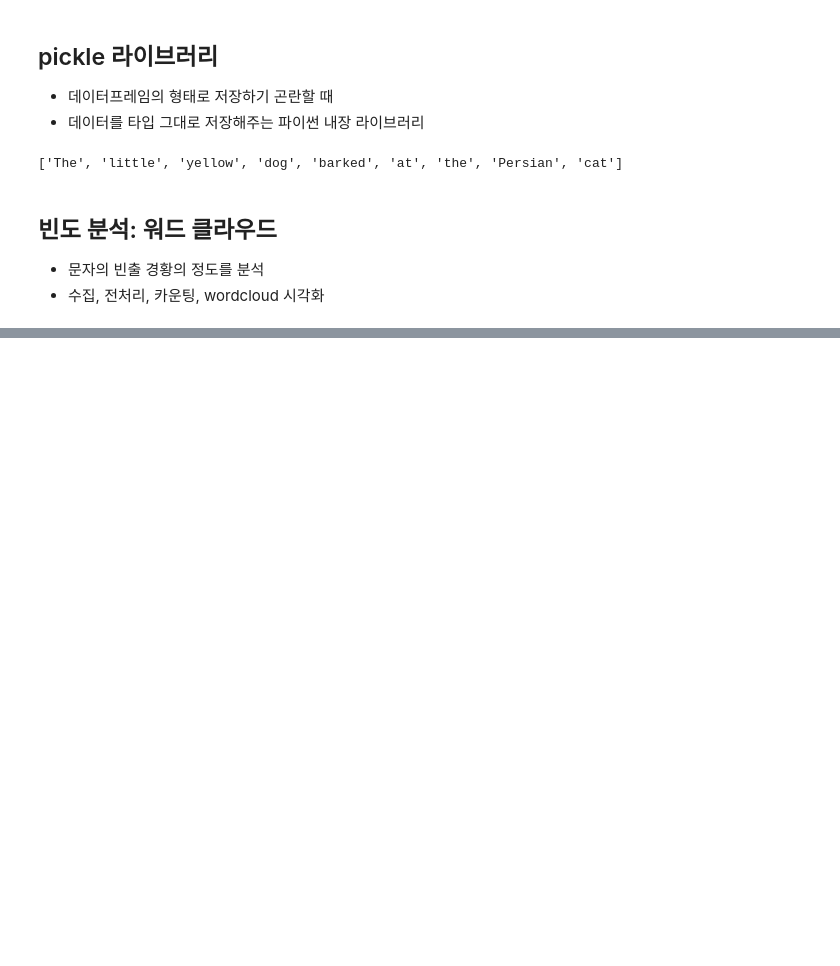
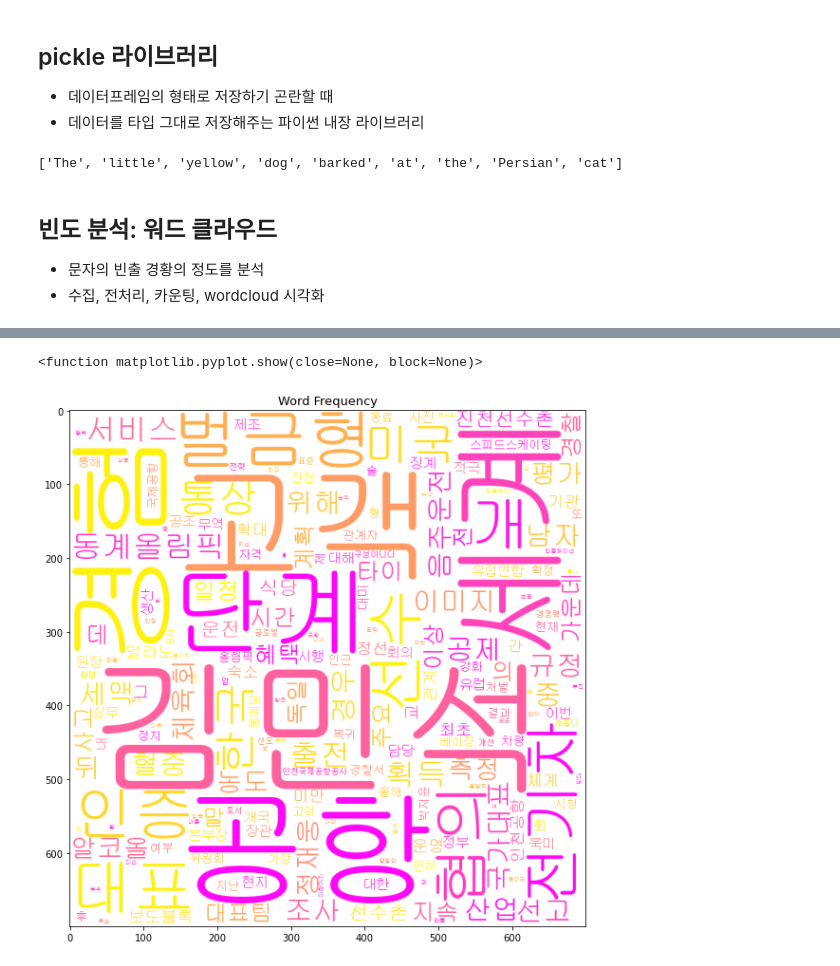
Before and after one commit to gitea0101/jupyter_note, a Jupyter notebook: data_crawl/텍스트분석.ipynb, the cells around one changed output, grey strips where cells are left out. Cells and saved outputs as stored; diff of their text form; code cells hidden in the pictures; blank space fills up the shorter version.

```diff
--- a/data_crawl/텍스트분석.ipynb
+++ b/data_crawl/텍스트분석.ipynb
@@ -209 +209,3 @@ news = '북미에서 생산된 전기차에 대해서만 세액공제 혜택을
-print(news)
+
+news = news.replace("\n", " ")
+news = news.replace("\'", " ")
@@ -227,0 +212,15 @@ print(news)
+# %%
+stopwords = ['있다', '안', '등', '이', '고', '것','되다', '등' , '수', '없다','원','이다','이하']
+
+result = okt.pos(news, stem=True, norm=True)
+result_word=[]
+for word, tag in result:
+    if tag in ['Noun','Adjective']:
+        if word not in stopwords:
+            result_word.append(word)
+
+
+count = Counter(result_word)
+count
+
+count.most_common(30)
@@ -227,0 +245,18 @@ print(news)
+# %%
+#워드 클라우드 선언
+
+wordcloud = WordCloud(font_path='C:\\Windows\\Fonts\\gulim.ttc',
+                 width = 700,
+                 height = 700,
+                 background_color='white',
+                 colormap = 'spring',
+                 random_state=1).generate_from_frequencies(count)
+
+plt.figure(figsize=(10,10))
+plt.imshow(wordcloud)
+# plt.axis('off')
+plt.title("Word Frequency", size = 13)
+plt.show
+# %% [output]
+<function matplotlib.pyplot.show(close=None, block=None)>
+[figure, added]
```
Also changed, not shown: parts of 2 cells of this notebook.
